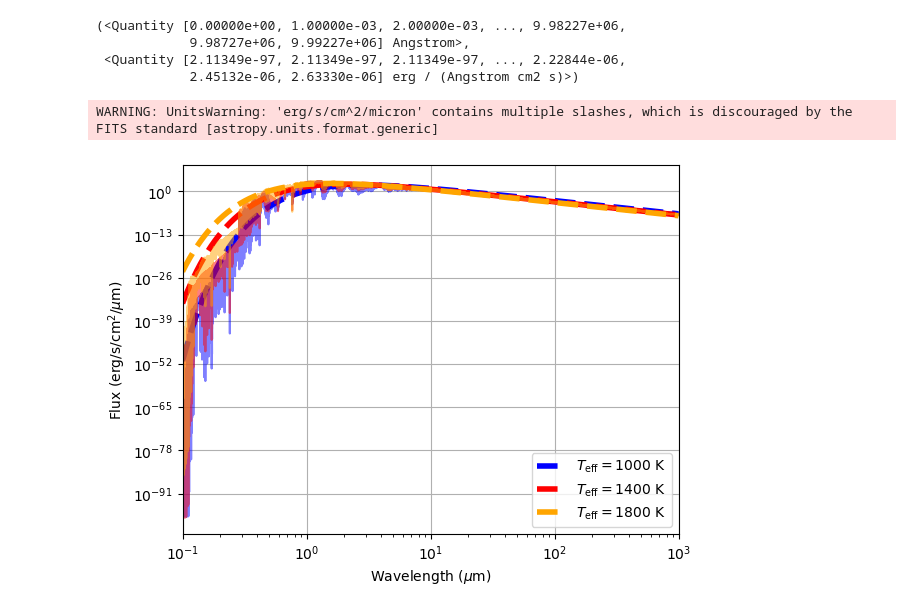
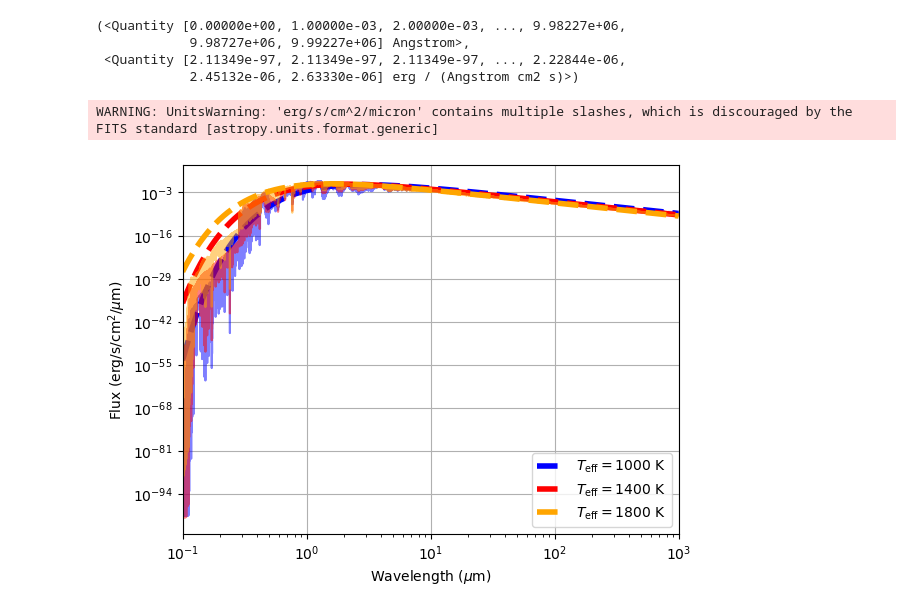
Before and after one commit to shubhagrawal30/ExoplanetAtmospheres, a Jupyter notebook: continuum.ipynb, the cells around one changed output. Cells and saved outputs as stored; diff of their text form; code cells hidden in the pictures.

```diff
--- a/continuum.ipynb
+++ b/continuum.ipynb
@@ -115,27 +119,27 @@ parse_data_file(get_filename_from_pars(1000, 4.5))
 # %%
 # plot the data from parse_data_file
 plt.figure()
 low_wv, upp_wv = 1e-1 * u.micron, 1e3 * u.micron
 plt.xlim([low_wv.to('micron').value, upp_wv.to('micron').value])
 for temperature, color in zip([1000*u.K, 1400*u.K, 1800*u.K], ["blue", "red", "orange"]):
     wvs, flux = parse_data_file(get_filename_from_pars(temperature.to(u.K).value, 4.5))
     wvs, flux = wvs.to("micron"), flux.to("erg/s/cm^2/micron")
     wvs, flux = wvs[low_wv < wvs], flux[low_wv < wvs]
     wvs, flux = wvs[wvs < upp_wv], flux[wvs < upp_wv]
     model_Planck = BB_lambda(temperature, wvs).to(u.Unit('W m-2 micron-1 sr-1'))
-    model_Planck /= np.nanmedian(model_Planck)
-    flux /= np.nanmedian(flux)
+    model_Planck /= trapz(model_Planck, wvs)
+    flux /= trapz(flux, wvs)
     plt.plot(wvs, flux, color = color, alpha=0.5)
     plt.plot(wvs, model_Planck, color = color, linestyle = "--", linewidth = 4, \
         label = r"$T_\mathrm{} = {:d}$ K".format("{eff}", int(temperature.to(u.K).value)))
 plt.xlabel(r"Wavelength ($\mu$m)")
 plt.ylabel(r"Flux (erg/s/cm$^2$/$\mu$m)")
 plt.legend()
 plt.loglog()
 plt.grid()
 plt.savefig('./plots/bt-settl_cont.png', dpi=300)
 plt.show()
 plt.close()
 # %% [output]
 WARNING: UnitsWarning: 'erg/s/cm^2/micron' contains multiple slashes, which is discouraged by the FITS standard [astropy.units.format.generic]
-[figure, old version]
+[figure, new version]
```
Also changed, not shown: parts of 1 cell of this notebook, 4 other files.
